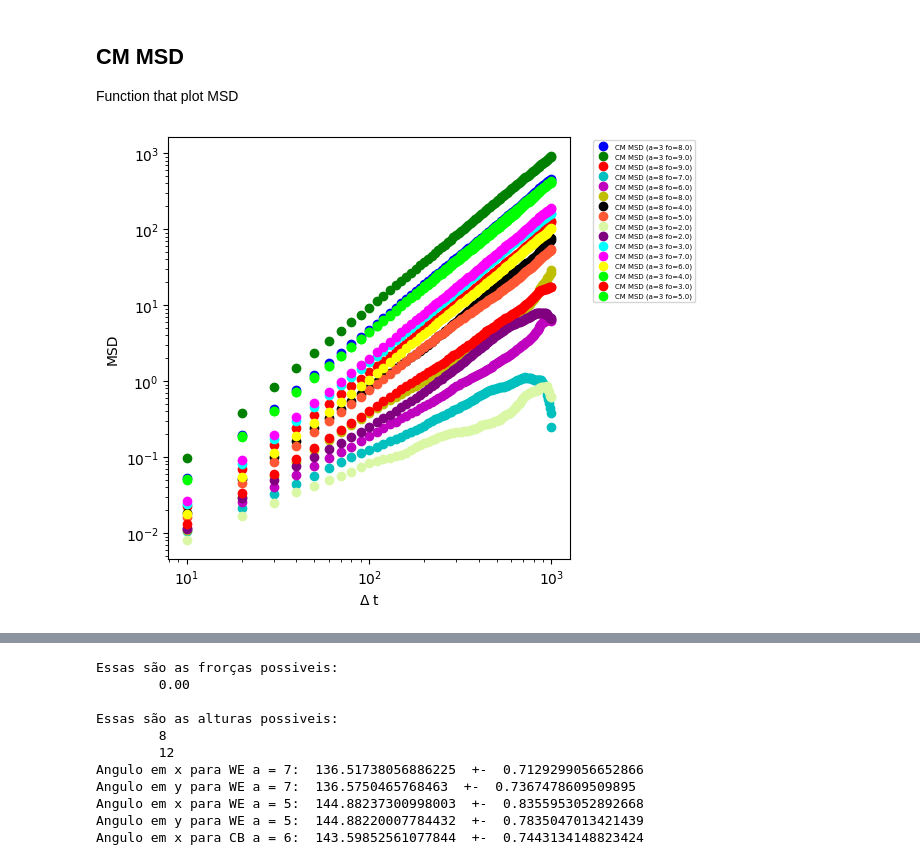
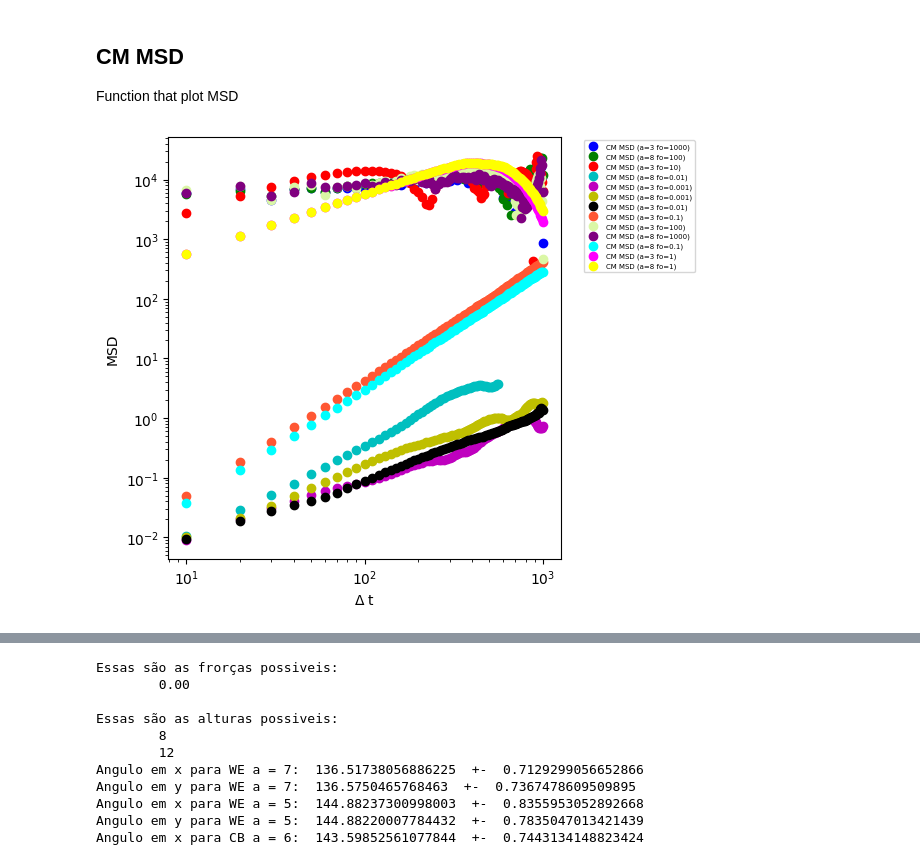
Before and after one commit to bboattini/active_drop_C, a Jupyter notebook: data_processings.ipynb, the cells around one changed output, grey strips where cells are left out. Saved outputs shown, nothing was run; the diff lists cells and outputs as text; code cells hidden in the pictures.

```diff
--- a/data_processings.ipynb
+++ b/data_processings.ipynb
@@ -144,7 +167,7 @@ for m in measures[:]:
     color = colors[aux]
     aux += 1
 
-    if float(fo) < 11:
+    if float(fo) < 100000:
         # Plot xm_CM over time with a label containing the value of a and the defined color
         plt.plot(t, xm_CM, label=f'x_CM (a={a} fo={fo})', color=color)
 
@@ -168,15 +235,22 @@ plt.show()
 # %% [markdown]
-## CM MSD
+## **CM MSD**
 Function that plot MSD
 # %%
 measures = file_crawler(path)['measures']
 aux = 0
 d_wind = 10
+l = 240
 colors = ['b', 'g', 'r', 'c', 'm', 'y', 'k', '#FF5733', '#DAF7A6', '#800080', '#00FFFF', '#FF00FF', '#FFFF00', '#00FF00', '#FF0000', '#00FF00', '#0000FF', '#FF00FF', '#00FFFF', '#FF5733']
+
+state = input("Digite o estado desejado: (WE/CB)")
+files_to_read = [f for f in measures if f'{state}' in f]
+h_values = np.sort(np.unique(np.array([h_from_file(f) for f in files_to_read])))
+a_values = np.sort(np.unique(np.array([a_from_file(f) for f in files_to_read])))
+fo_values = np.sort(np.unique(np.array([fo_from_file(f) for f in files_to_read])))
+
 plt.figure(figsize=(6, 5))
 for m in measures[:]:
     t, V, Vw, Vo, E, bxw, byw, bxo,byo, rxw, ryw, rxo, ryo, txw, tyw,txo, tyo, npxw,npyw, npxo,npyo, vbw, vbo, vrw,vro, pw, po, fw, fo, vpw, vpo, xm_CM, ym_CM, zm_CM = np.loadtxt(m, unpack=True)
-
     # Get the value of a from the file
     a = a_from_file(m)
     fo = fo_from_file(m)
@@ -193,32 +267,32 @@ for m in measures[:]:
 
     while phase < len(t)+1:
         # Calculate the CM MSD per window
         dx = xm_CM1[phase:] - xm_CM2[:-phase]
         dy = ym_CM1[phase:] - ym_CM2[:-phase]
         dr2 = dx**2 + dy**2
         msd = np.append(msd, np.mean(dr2))
         dt = np.append(dt, phase*d_wind)
         phase += 1
 
     # Define the color for the current m
     color = colors[aux]
     aux += 1
-    if float(fo) < 11:
+    if float(fo) < 110000:
         # Plot MSD over time with a label containing the value of a and the defined color
         plt.scatter(dt, msd, label=f'CM MSD (a={a} fo={fo})', color=color)
         plt.yscale("log")
         plt.xscale("log")
 
 # Add labels and legend
 plt.xlabel(r'$\Delta$ t')
 plt.ylabel(r'MSD')
 plt.legend(bbox_to_anchor=(1.05, 1), loc='upper left', prop={'size': 5})
 # Create some space on the right side of the plot for the legend
 plt.subplots_adjust(right=0.15)
 
 # Display the plot
 plt.tight_layout()
 plt.savefig('MSD.png', dpi=300)
 plt.show()
 # %% [output]
-[figure, old version]
+[figure, new version]
```
Also changed, not shown: parts of 14 cells of this notebook.
